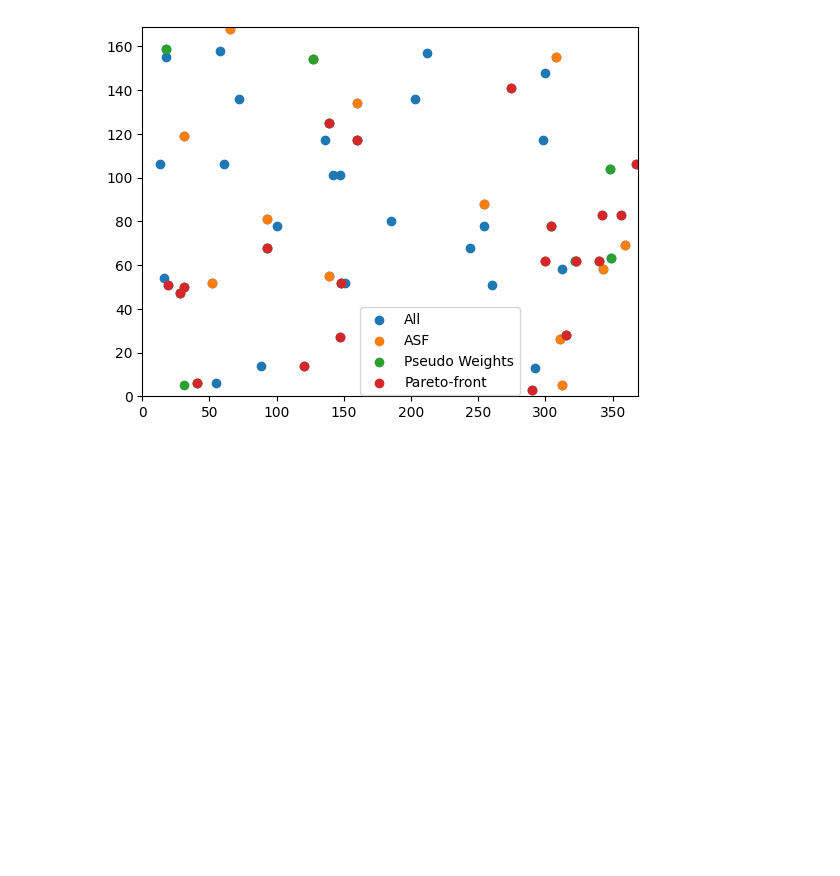
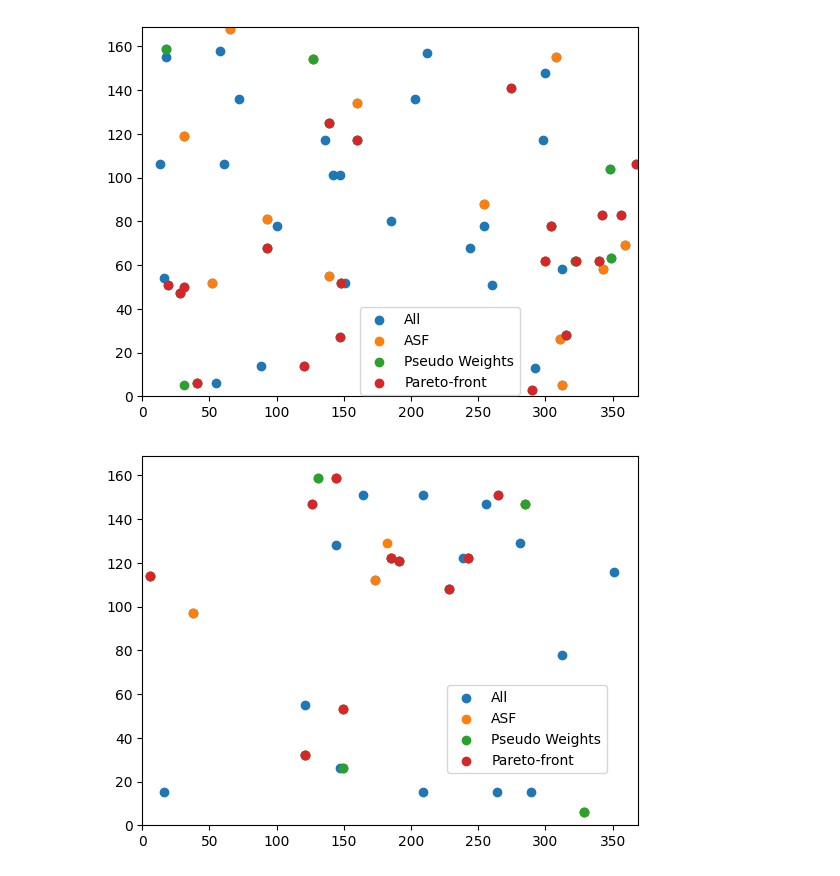
Before and after one commit to Oddvar-N-O/5G-RF-Spectrum-based-Cryptographic-Pseudo-Random-Number-Generation-for-IoT-Security, a Jupyter notebook: pymooOptimization.ipynb, the cells around one changed output. Drawn from its saved outputs; the diff is of its cells as text; code cells hidden in the pictures; blank space fills up the shorter version.

Commit message:
Added results using a faster version of chaotization

```diff
--- a/pymooOptimization.ipynb
+++ b/pymooOptimization.ipynb
@@ -545,3 +715,26 @@ plt.legend(bbox_to_anchor=(0.6, 0.26))
 plt.show()
 # %% [output]
 [figure]
+# %%
+# Frame sizes for runs with the second version of the chaotization.
+frame_sizes = [[281,129],	[289,15],	[6,114],	[185,122],	[209,15],	[209,151],	[173,112],	[351,116],	[191,121],	[121,32],	[121,55],	[164,151],	[38,97],	[228,108],	[16,15],
+[149,53],	[149,26],	[147,26],	[285,147],	[256,147],	[126,147],	[144,159],	[144,128],	[131,159],	[242,122],	[312,78],	[239,122],	[329,6],	[265,151],	[264,15]
+]
+ASF_FS = [[182,129],[185,122],[173,112],[121,32],[38,97],[149,53],[285,147],[144,159],[242,122],[329,6]]
+PseudoWeights_FS = [[6,114],[185,122],[191,121],[121,32],[228,108],[149,26],[285,147],[131,159],[242,122],[329,6]]
+Pareto_FS = [[6,114],[185,122],[191,121],[121,32],[228,108],[149,53],[126,147],[144,159],[242,122],[265,151]]
+
+xAll, xASF, xPW, xPT = list(zip(*frame_sizes))[0], list(zip(*ASF_FS))[0], list(zip(*PseudoWeights_FS))[0], list(zip(*Pareto_FS))[0]
+yAll, yASF, yPW, yPT = list(zip(*frame_sizes))[1], list(zip(*ASF_FS))[1], list(zip(*PseudoWeights_FS))[1], list(zip(*Pareto_FS))[1]
+
+fig, ax = plt.subplots()
+ax.set_xlim((0,369))
+ax.set_ylim((0,169))
+ax.scatter(xAll, yAll, label="All")
+ax.scatter(xASF, yASF, label="ASF")
+ax.scatter(xPW, yPW, label="Pseudo Weights")
+ax.scatter(xPT, yPT, label="Pareto-front")
+plt.legend(bbox_to_anchor=(0.6, 0.26))
+plt.show()
+# %% [output]
+[figure, added]
```
Also changed, not shown: parts of 8 cells of this notebook, 2 other files.
